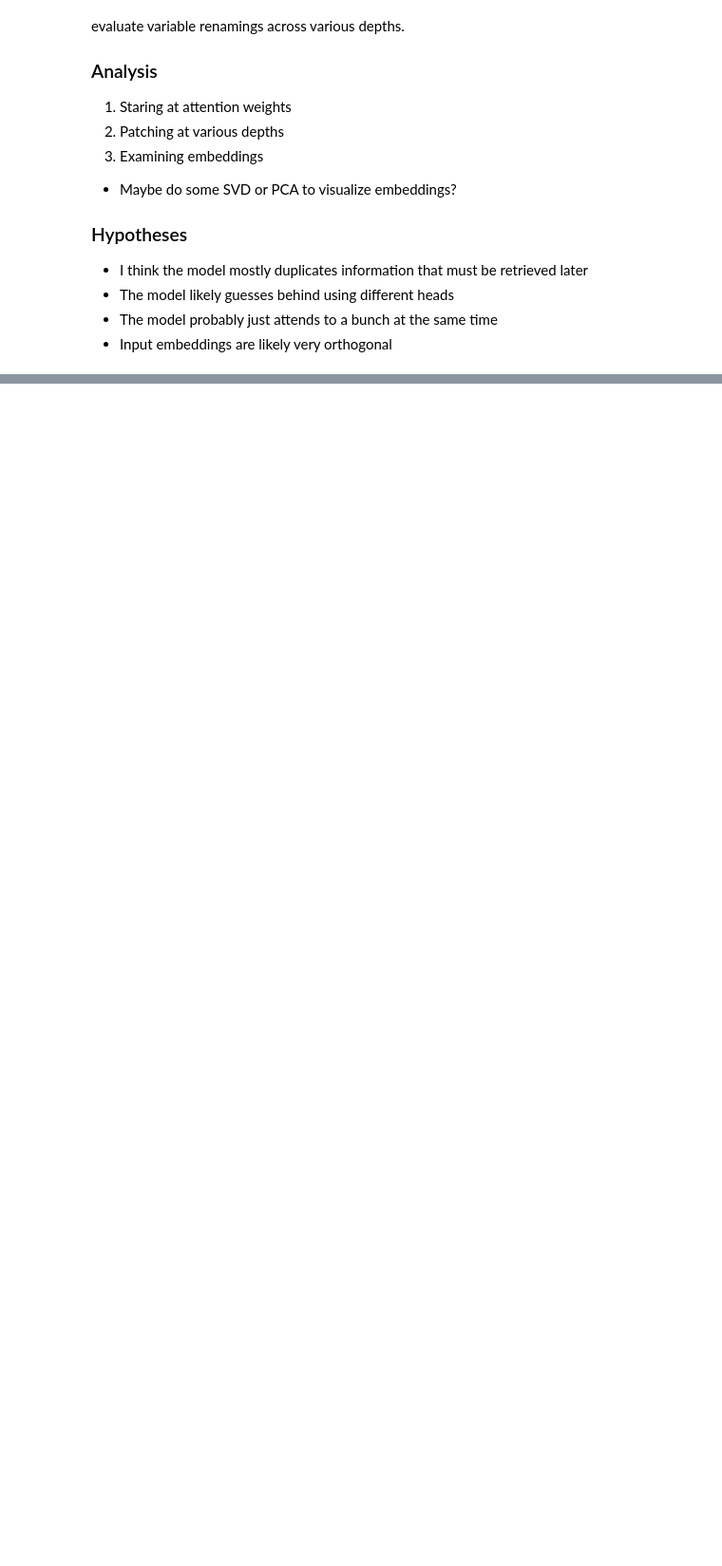
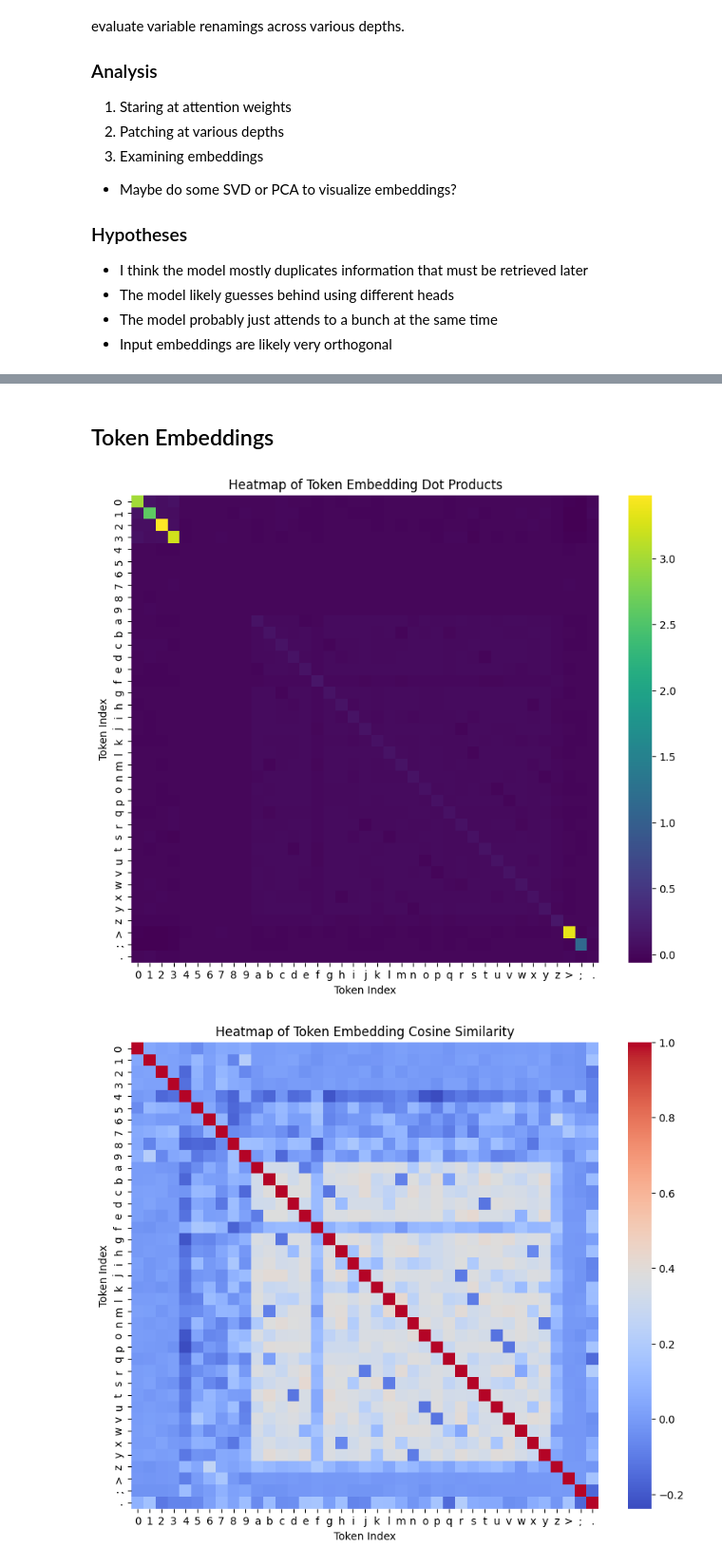
Before and after one commit to michael-lutz/iluvattnshun, a Jupyter notebook: examples/var_rename/investigate.ipynb, the cells around one changed output, grey strips where cells are left out. Shown at 95% size. Drawn from its saved outputs; the diff is of its cells as text; code cells hidden in the pictures; blank space fills up the shorter version.

```diff
--- a/examples/var_rename/investigate.ipynb
+++ b/examples/var_rename/investigate.ipynb
@@ -75,0 +82,24 @@ Worth nothing that
+# %% [markdown]
+## Token Embeddings
+# %%
+token_embeddings = model.token_embedding.weight.detach().cpu()  # Shape: (vocab_size, d_model)
+labels = prompter.detokenize(list(range(39)))  # This will give you the token labels
+dot_products = torch.matmul(token_embeddings, token_embeddings.T)  # Shape: (vocab_size, vocab_size)
+cos_sim = cosine_similarity(token_embeddings.unsqueeze(0), token_embeddings.unsqueeze(1), dim=-1).squeeze(0)
+
+plt.figure(figsize=(10, 8))
+sns.heatmap(dot_products.numpy(), cmap="viridis", square=True, xticklabels=labels, yticklabels=labels)
+plt.title("Heatmap of Token Embedding Dot Products")
+plt.xlabel("Token Index")
+plt.ylabel("Token Index")
+plt.show()
+
+plt.figure(figsize=(10, 8))
+sns.heatmap(cos_sim.numpy(), cmap="coolwarm", square=True, xticklabels=labels, yticklabels=labels)
+plt.title("Heatmap of Token Embedding Cosine Similarity")
+plt.xlabel("Token Index")
+plt.ylabel("Token Index")
+plt.show()
+# %% [output]
+[figure, added]
+[figure, added]
```
Also changed, not shown: parts of 21 cells of this notebook, 1 other file.
